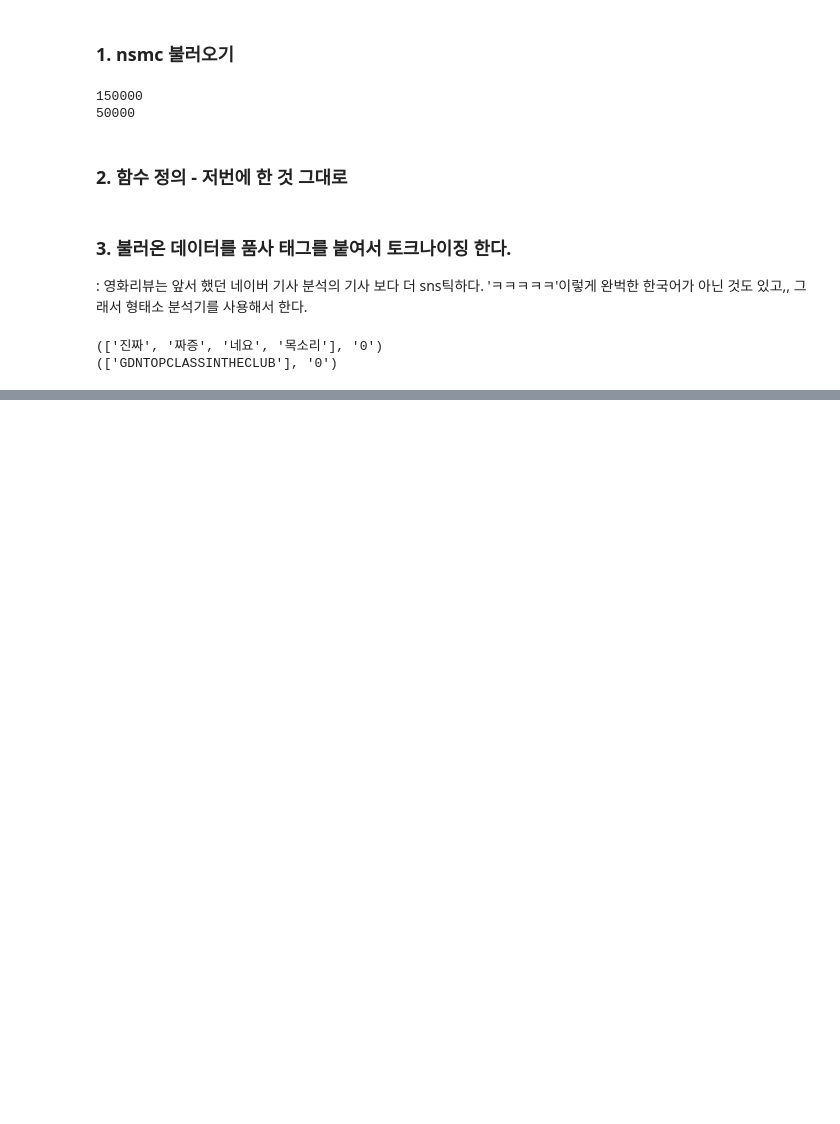
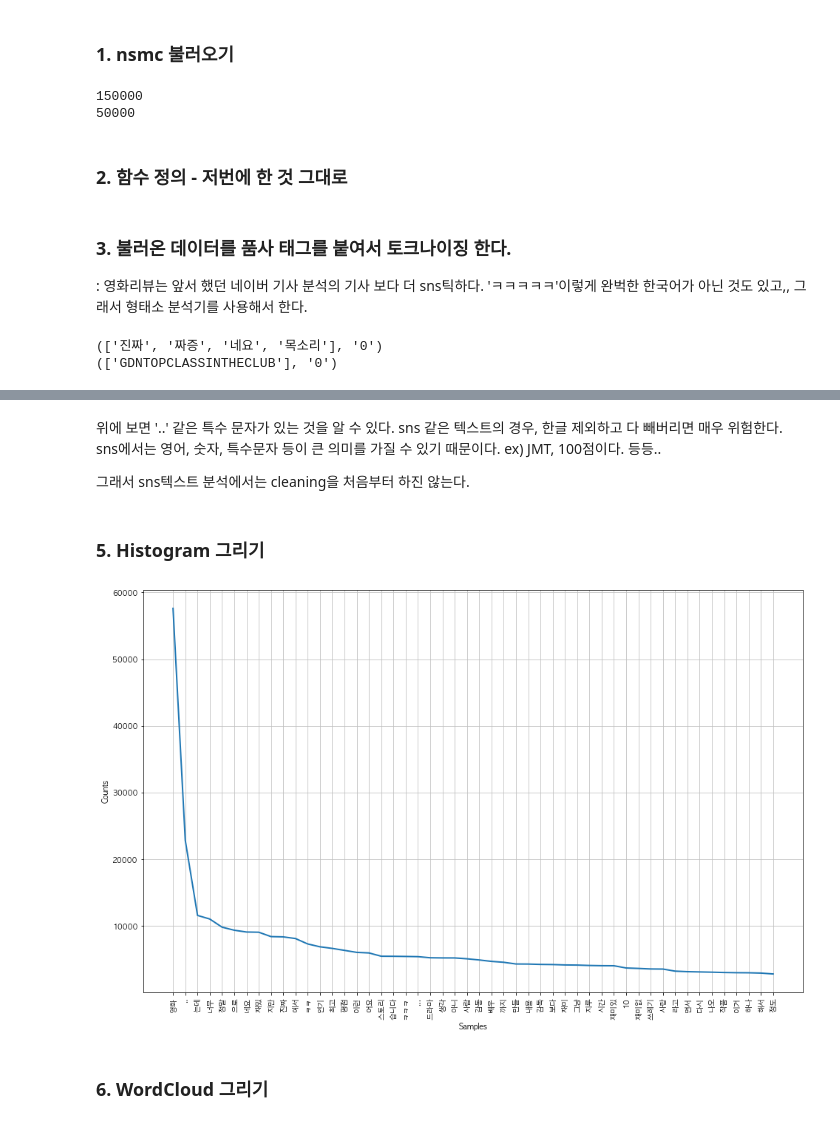
Before and after one commit to Jimalone/machineLearning-and-DataAnalyst-AtoZ, a Jupyter notebook: 텍스트마이닝을 활용한 카카오톡 감성분석/ NSMC를 통한 감정분석2_텍스트 정제.ipynb, the cells around one changed output, grey strips where cells are left out. Drawn from its saved outputs; the diff is of its cells as text; code cells hidden in the pictures; blank space fills up the shorter version.

Commit message:
NSMC를 통한 감정분석 	nsmc 불러와서 텍스트 정제하기 		4. NLTK를 이용한 histogram 분석 			데이터 분석을 하기 위해 기본적인 정보들을 확인 		5. Histogram 그리기 		6. WordCloud 그리기

```diff
--- a/텍스트마이닝을 활용한 카카오톡 감성분석/ NSMC를 통한 감정분석2_텍스트 정제.ipynb
+++ b/텍스트마이닝을 활용한 카카오톡 감성분석/ NSMC를 통한 감정분석2_텍스트 정제.ipynb
@@ -99,0 +106,3 @@ pprint(test_data[0])
+# %%
+total_tokens = [token for doc in train_data for token in doc[0]] #train_data 하나하나(doc) 의 [0]에 있는 것을 token이라고 한다.  token을 원소하는데
+print(len(total_tokens))
@@ -99,0 +111,4 @@ pprint(test_data[0])
+# %%
+text = nltk.Text(total_tokens, name='NMSC')
+print(len(set(text.tokens)))
+pprint(text.vocab().most_common(10))
@@ -99,0 +127,28 @@ pprint(test_data[0])
+# %% [markdown]
+위에 보면 '..' 같은 특수 문자가 있는 것을 알 수 있다.
+sns 같은 텍스트의 경우, 한글 제외하고 다 빼버리면 매우 위험한다. sns에서는 영어, 숫자, 특수문자 등이 큰 의미를 가질 수 있기 때문이다. ex) JMT, 100점이다. 등등..
+
+그래서 sns텍스트 분석에서는 cleaning을 처음부터 하진 않는다.
+# %% [markdown]
+### 5. Histogram 그리기
+# %%
+import matplotlib.pyplot as plt
+import platform
+from matplotlib import font_manager, rc
+%matplotlib inline
+
+path = "c:/Windows/Fonts/malgun.ttf"
+if platform.system() == 'Darwin':
+    rc('font', family='AppleGothic')
+elif platform.system() == 'Windows':
+    font_name = font_manager.FontProperties(fname=path).get_name()
+    rc('font', family=font_name)
+else:
+    print('Unknown system... sorry~~~~')
+
+plt.figure(figsize=(16, 10))
+text.plot(50) #50개
+# %% [output]
+[figure, added]
+# %% [markdown]
+### 6. WordCloud 그리기
```
Also changed, not shown: parts of 8 cells of this notebook.
